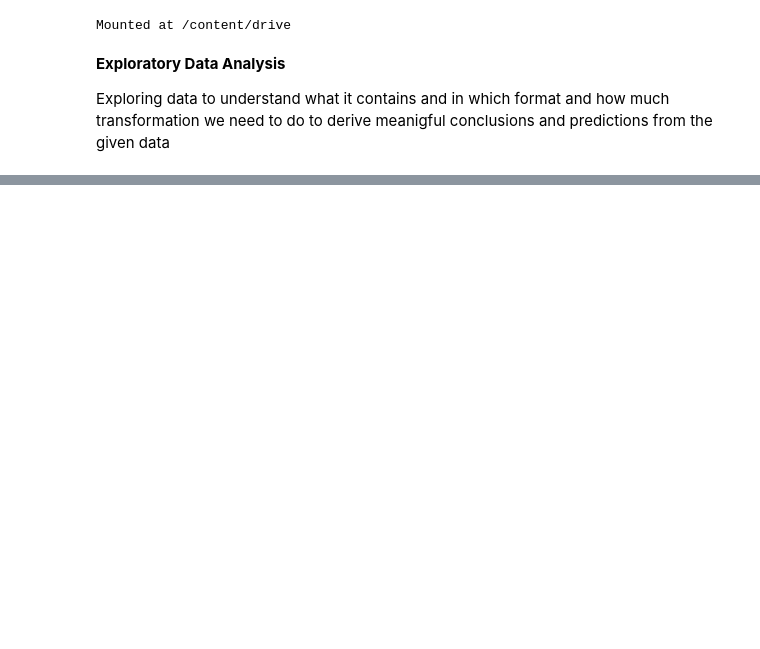
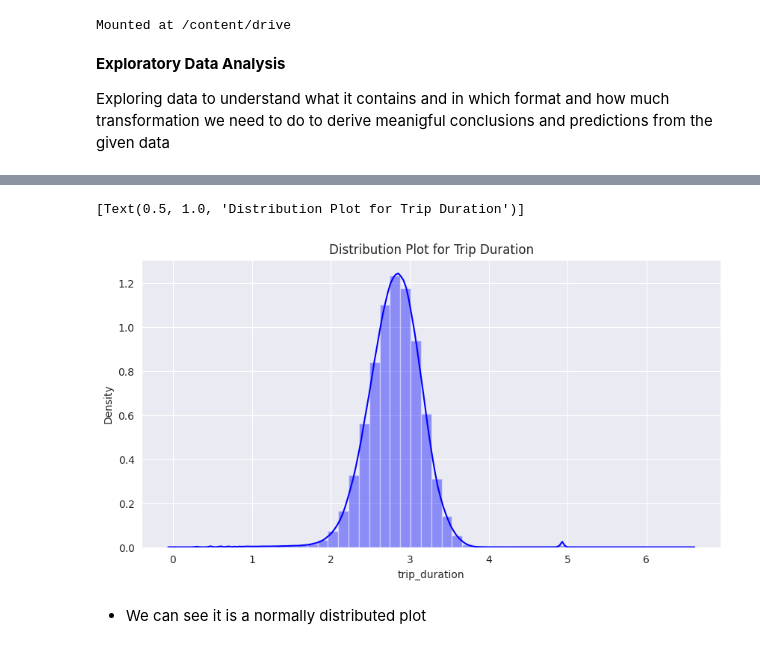
Before and after one commit to Ankita-chouhan-github/NYC-Taxi-Trip-Time-Prediction, a Jupyter notebook: NYC_Taxi_Trip_Time_Prediction_(Capstone_Project).ipynb, the cells around one changed output, grey strips where cells are left out. Drawn from its saved outputs; the diff is of its cells as text; code cells hidden in the pictures; blank space fills up the shorter version.

```diff
--- a/NYC_Taxi_Trip_Time_Prediction_(Capstone_Project).ipynb
+++ b/NYC_Taxi_Trip_Time_Prediction_(Capstone_Project).ipynb
@@ -63,7 +63,7 @@ drive.mount('/content/drive')
 Mounted at /content/drive
 # %%
 # Data Import from CSV file to pandas dataframe
-NYC_df = pd.read_csv('/content/NYC Taxi Data.csv')
+NYC_df = pd.read_csv('/content/drive/MyDrive/Colab Notebooks/Regression Capstone Project/NYC Taxi Data.csv')
 # %% [markdown]
 **Exploratory Data Analysis**
 
@@ -70,0 +166,3 @@ Exploring data to understand what it contains and in which format and how much t
+# %%
+NYC_df.drop_duplicates(inplace=True)
+NYC_df.shape
@@ -70,0 +195,2 @@ Exploring data to understand what it contains and in which format and how much t
+# %%
+NYC_df = NYC_df[NYC_df['passenger_count']!=0]
@@ -70,0 +214,5 @@ Exploring data to understand what it contains and in which format and how much t
+# %%
+# Converting time stamp to date time format to fetch other details from it
+NYC_df['pickup_datetime']=pd.to_datetime(NYC_df['pickup_datetime'])
+NYC_df['dropoff_datetime']=pd.to_datetime(NYC_df['dropoff_datetime'])
+NYC_df.head(3)
@@ -70,0 +224,9 @@ Exploring data to understand what it contains and in which format and how much t
+# %%
+# Dependent variable is 'trip_duration'
+plt.figure(figsize=(10,5))
+sns.distplot(np.log10(NYC_df['trip_duration']), color='b').set(title='Distribution Plot for Trip Duration')
+# %% [output]
+[Text(0.5, 1.0, 'Distribution Plot for Trip Duration')]
+[figure, added]
+# %% [markdown]
+* We can see it is a normally distributed plot
```
Also changed, not shown: parts of 17 cells of this notebook.
